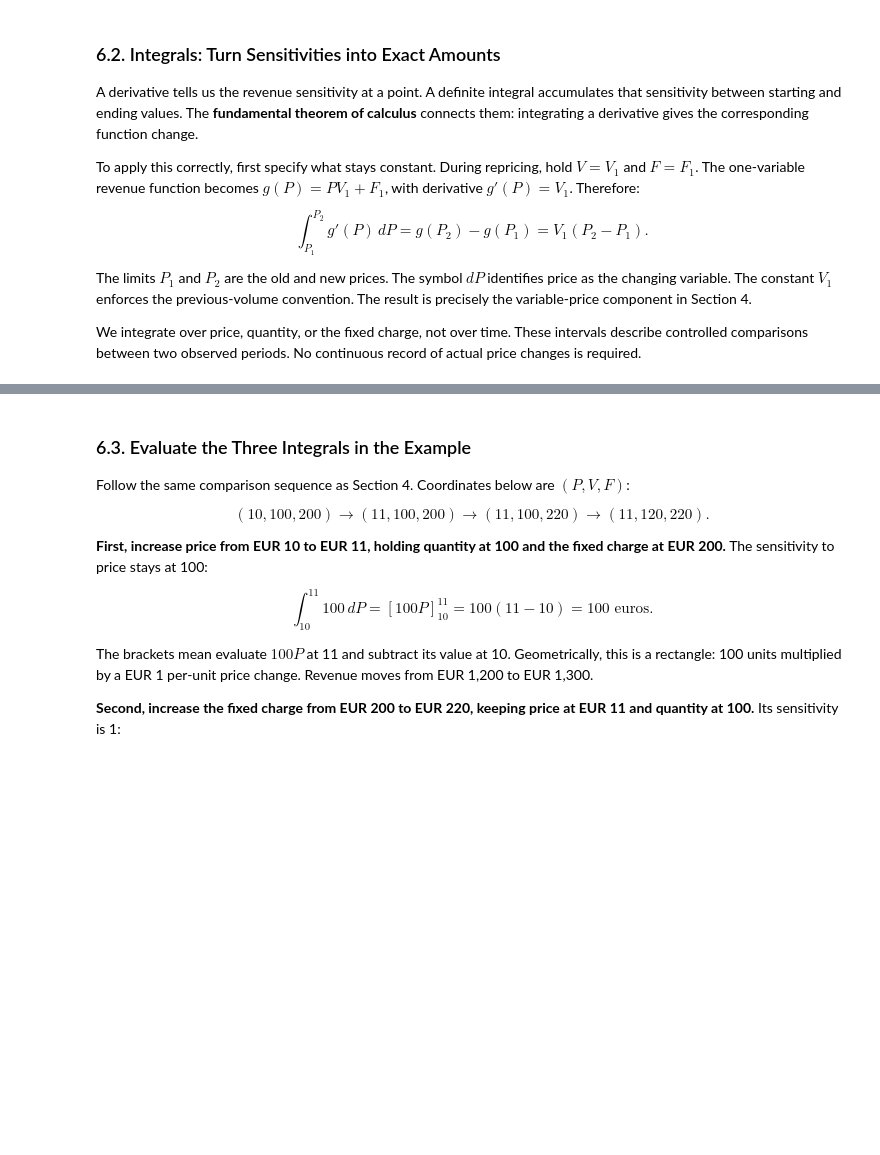
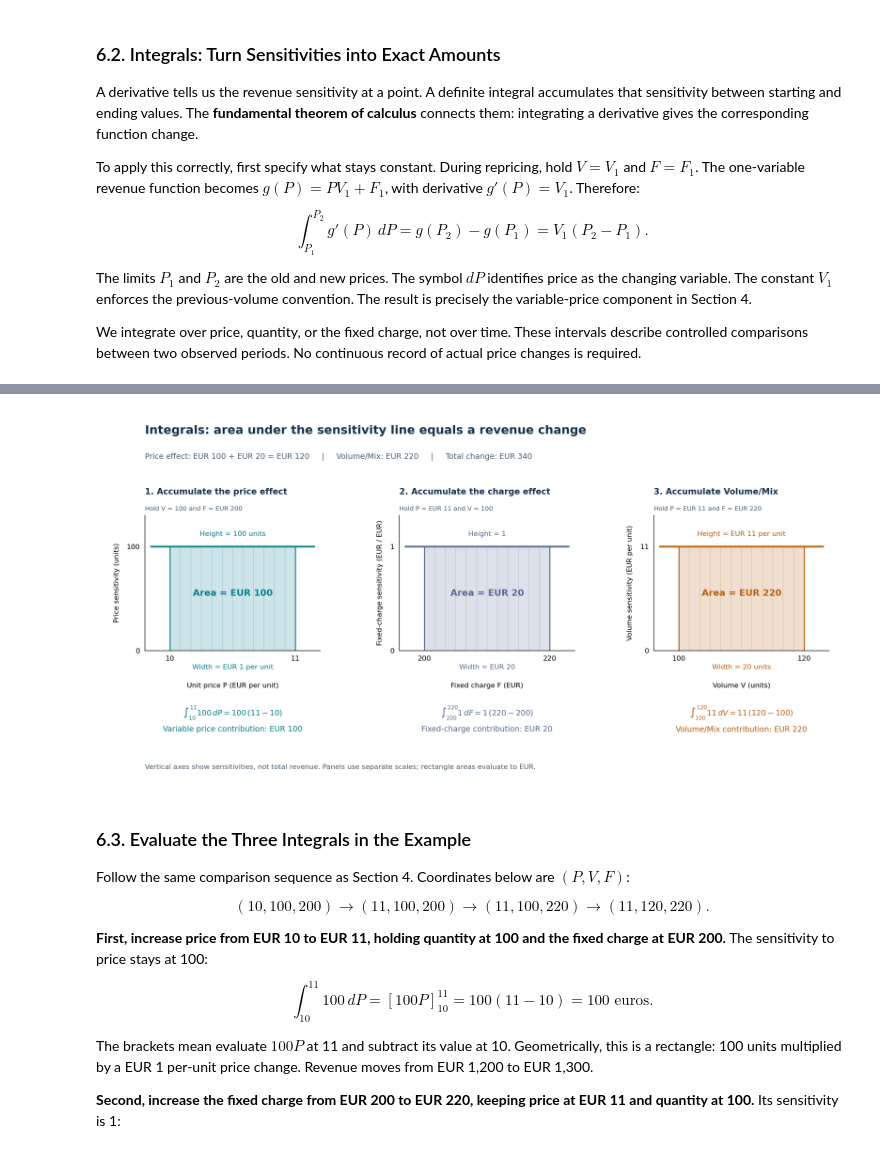
Before and after one commit to StoyanBachvarov/High-School-Math-Exam, a Jupyter notebook: sales_variance_analysis_overview.ipynb, the cells around one changed output, grey strips where cells are left out. Saved outputs shown, nothing was run; the diff lists cells and outputs as text; code cells hidden in the pictures; blank space fills up the shorter version.

Commit message:
Graphical visualization on the sales Variance analysis in the Integrals

```diff
--- a/sales_variance_analysis_overview.ipynb
+++ b/sales_variance_analysis_overview.ipynb
@@ -528,3 +544,89 @@ We integrate over price, quantity, or the fixed charge, not over time. These int
+# %%
+import matplotlib.pyplot as plt
+
+p1, p2 = 10, 11
+v1, v2 = 100, 120
+f1, f2 = 200, 220
+# Integrate a sensitivity, not the revenue function itself.
+# The other inputs stay fixed along each comparison step.
+panels = [
+    dict(title='1. Accumulate the price effect', held='Hold V = 100 and F = EUR 200',
+         x0=p1, x1=p2, height=v1, color='#087F8C',
+         xlabel='Unit price P (EUR per unit)',
+         ylabel='Price sensitivity (units)',
+         height_label='Height = 100 units',
+         width_label='Width = EUR 1 per unit',
+         integral=r'$\int_{10}^{11}100\,dP=100\,(11-10)$',
+         result='Variable price contribution: EUR 100'),
+    dict(title='2. Accumulate the charge effect', held='Hold P = EUR 11 and V = 100',
+         x0=f1, x1=f2, height=1, color='#596B91',
+         xlabel='Fixed charge F (EUR)',
+         ylabel='Fixed-charge sensitivity (EUR / EUR)',
+         height_label='Height = 1',
+         width_label='Width = EUR 20',
+         integral=r'$\int_{200}^{220}1\,dF=1\,(220-200)$',
+         result='Fixed-charge contribution: EUR 20'),
+    dict(title='3. Accumulate Volume/Mix', held='Hold P = EUR 11 and F = EUR 220',
+         x0=v1, x1=v2, height=p2, color='#B66114',
+         xlabel='Volume V (units)',
+         ylabel='Volume sensitivity (EUR per unit)',
+         height_label='Height = EUR 11 per unit',
+         width_label='Width = 20 units',
+         integral=r'$\int_{100}^{120}11\,dV=11\,(120-100)$',
+         result='Volume/Mix contribution: EUR 220'),
+]
+fig, axes = plt.subplots(1, 3, figsize=(15, 7.5), facecolor='white')
+for ax, panel in zip(axes, panels):
+    x0, x1, h = panel['x0'], panel['x1'], panel['height']
+    width = x1-x0
+    area = h*width
+    # Sensitivity is constant along the step, hence a horizontal line.
+    ax.plot([x0-0.15*width, x1+0.15*width], [h, h],
+            color=panel['color'], linewidth=2.5)
+    ax.fill_between([x0, x1], [h, h], 0,
+                    color=panel['color'], alpha=0.20)
+    ax.vlines([x0, x1], 0, h, color=panel['color'], linewidth=1.5)
+    # Thin strips illustrate adding sensitivity * small input increments.
+    # They partition the shaded area, rather than adding a second effect.
+    for k in range(1, 12):
+        x = x0 + width*k/12
+        ax.vlines(x, 0, h, color=panel['color'], alpha=0.18, linewidth=1)
+    ax.text((x0+x1)/2, h*0.55, f'Area = EUR {area:,.0f}',
+            ha='center', va='center', color=panel['color'],
+            fontsize=13, fontweight='bold')
+    ax.text((x0+x1)/2, h*1.10, panel['height_label'],
+            ha='center', fontsize=10, color=panel['color'])
+    ax.text((x0+x1)/2, -0.13*h, panel['width_label'],
+            ha='center', va='top', fontsize=10, color=panel['color'], clip_on=False)
+    ax.set_xlim(x0-0.2*width, x1+0.2*width)
+    ax.set_ylim(0, h*1.3)
+    ax.set_xticks([x0, x1])
+    ax.set_yticks([0, h])
+    ax.set_xlabel(panel['xlabel'], labelpad=30, fontsize=10)
+    ax.set_ylabel(panel['ylabel'], labelpad=10, fontsize=10)
+    ax.set_title(panel['title'], loc='left', fontsize=12,
+                 fontweight='bold', color='#17324D', pad=30)
+    ax.text(0, 1.035, panel['held'], transform=ax.transAxes,
+            fontsize=9, color='#4C6172')
+    ax.text(0.5, -0.40, panel['integral']+'\n'+panel['result'],
+            transform=ax.transAxes, ha='center', va='top',
+            fontsize=11, color=panel['color'], linespacing=1.8)
+    ax.tick_params(length=0, pad=7)
+    for side in ['top', 'right']:
+        ax.spines[side].set_visible(False)
+fig.suptitle('Integrals: area under the sensitivity line equals a revenue change',
+             x=0.065, y=0.96, ha='left', fontsize=17, fontweight='bold', color='#17324D')
+fig.text(0.065, 0.87,
+         'Price effect: EUR 100 + EUR 20 = EUR 120'
+         '     |     Volume/Mix: EUR 220     |     Total change: EUR 340',
+         fontsize=11, color='#4C6172')
+fig.text(0.065, 0.045,
+         'Vertical axes show sensitivities, not total revenue. Panels use separate scales; rectangle areas evaluate to EUR.',
+         fontsize=10, color='#4C6172')
+fig.subplots_adjust(left=0.065, right=0.975, top=0.72, bottom=0.36, wspace=0.45)
+plt.show()
+# %% [output]
+[figure, added]
 # %% [markdown]
 ### 6.3. Evaluate the Three Integrals in the Example
 
```
Also changed, not shown: parts of 1 cell of this notebook.
